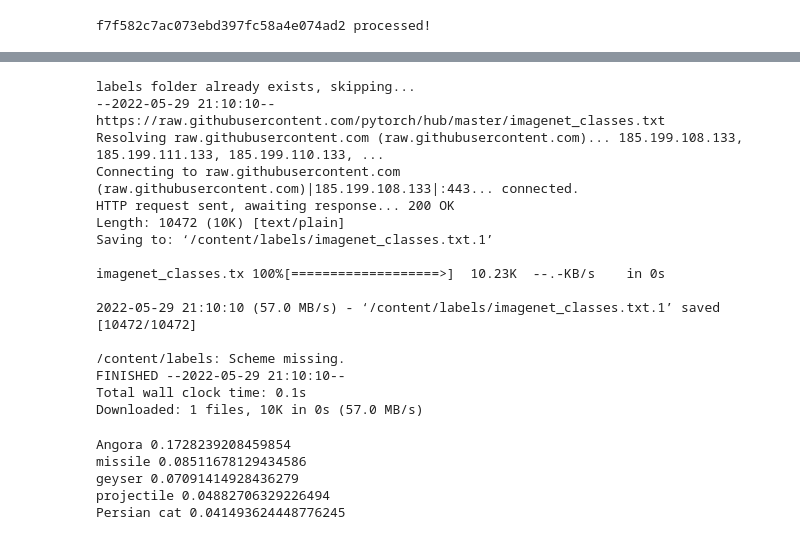
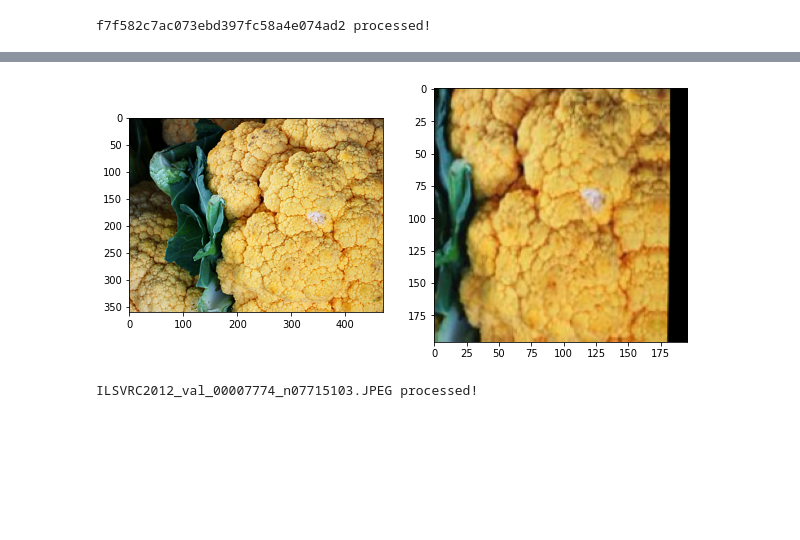
Before and after one commit to stbiadmin/myopia, a Jupyter notebook: image_degrader.ipynb, the cells around one changed output, grey strips where cells are left out. Cells and saved outputs as stored; diff of their text form; code cells hidden in the pictures; blank space fills up the shorter version.

```diff
--- a/image_degrader.ipynb
+++ b/image_degrader.ipynb
@@ -287,39 +311,0 @@ probabilities = torch.nn.functional.softmax(output[0], dim=0)
-# %%
-#if the "labels" folder doesn't exist, create it
-if not os.path.exists('../content/labels/'):
-  os.mkdir('../content/labels/')
-else:
-  print('labels folder already exists, skipping...')
-# Download ImageNet labels
-!wget -P /content/labels/ https://raw.githubusercontent.com/pytorch/hub/master/imagenet_classes.txt /content/labels
-# %% [output]
-labels folder already exists, skipping...
---2022-05-29 21:10:10--  https://raw.githubusercontent.com/pytorch/hub/master/imagenet_classes.txt
-Resolving raw.githubusercontent.com (raw.githubusercontent.com)... 185.199.108.133, 185.199.111.133, 185.199.110.133, ...
-Connecting to raw.githubusercontent.com (raw.githubusercontent.com)|185.199.108.133|:443... connected.
-HTTP request sent, awaiting response... 200 OK
-Length: 10472 (10K) [text/plain]
-Saving to: ‘/content/labels/imagenet_classes.txt.1’
-
-imagenet_classes.tx 100%[===================>]  10.23K  --.-KB/s    in 0s
-
-2022-05-29 21:10:10 (57.0 MB/s) - ‘/content/labels/imagenet_classes.txt.1’ saved [10472/10472]
-
-/content/labels: Scheme missing.
-FINISHED --2022-05-29 21:10:10--
-Total wall clock time: 0.1s
-Downloaded: 1 files, 10K in 0s (57.0 MB/s)
-# %%
-# Read the categories
-with open("/content/labels/imagenet_classes.txt", "r") as f:
-    categories = [s.strip() for s in f.readlines()]
-# Show top categories per image
-top5_prob, top5_catid = torch.topk(probabilities, 5)
-for i in range(top5_prob.size(0)):
-    print(categories[top5_catid[i]], top5_prob[i].item())
-# %% [output]
-Angora 0.1728239208459854
-missile 0.08511678129434586
-geyser 0.07091414928436279
-projectile 0.04882706329226494
-Persian cat 0.041493624448776245
@@ -325,0 +315,8 @@ Persian cat 0.041493624448776245
+# %%
+#degrade images
+for image in os.listdir(sample_path):
+  tmp = plt.imread(sample_path + image)
+  warpit(tmp,image,n_synths,degraded_path)
+# %% [output]
+[figure, added]
+ILSVRC2012_val_00007774_n07715103.JPEG processed!
```
Also changed, not shown: parts of 32 cells of this notebook.
